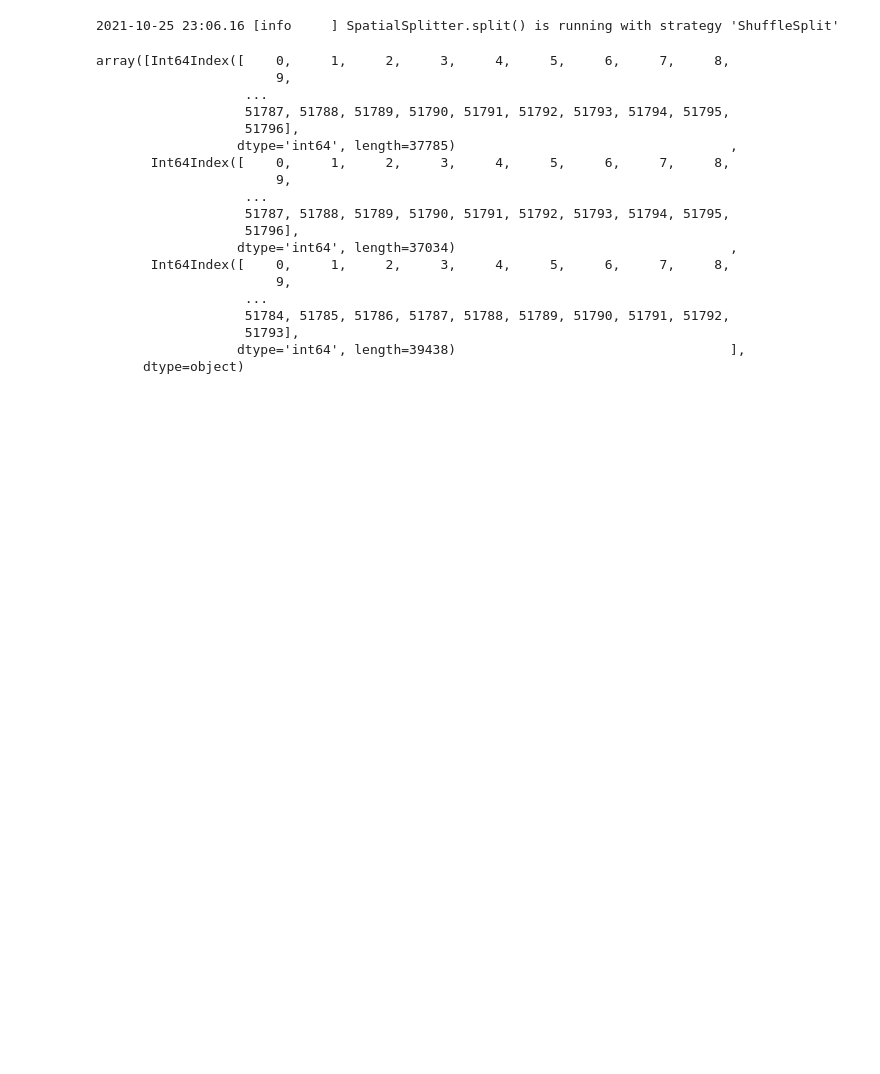
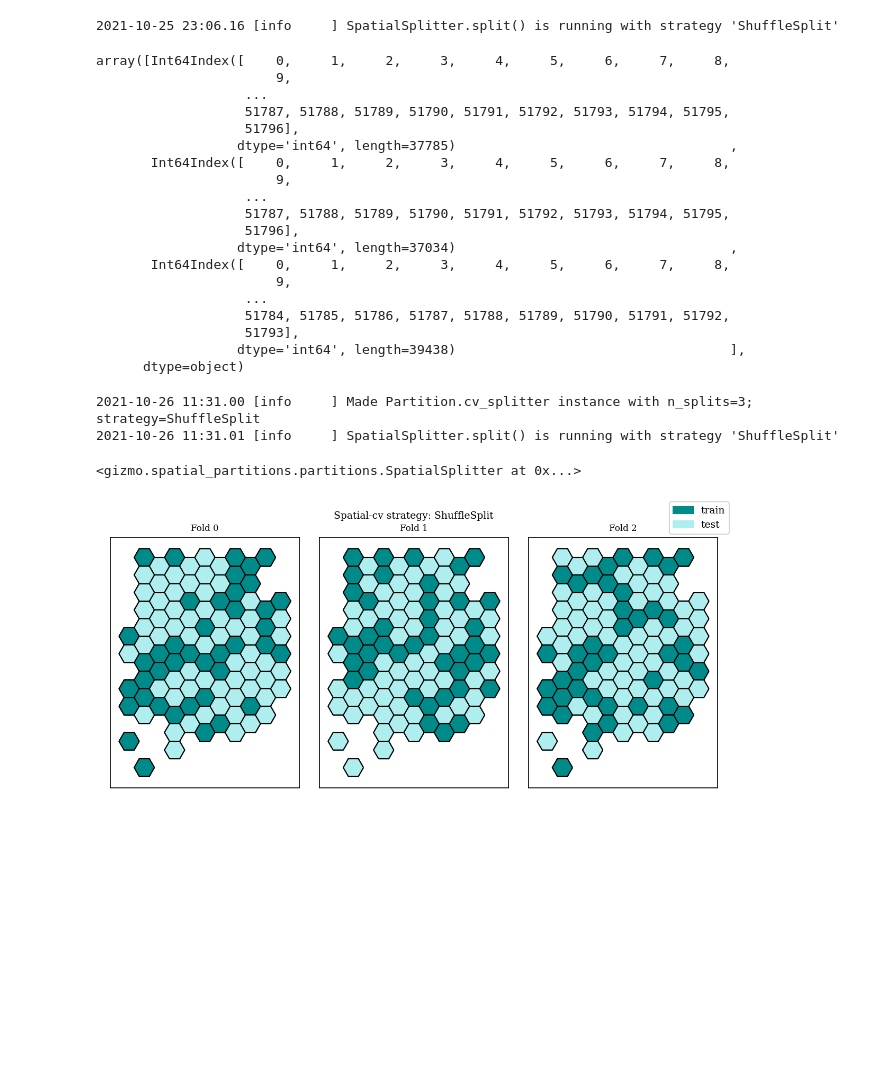
Before and after one commit to mcembalest/teamBlueConduit, a Jupyter notebook: notebooks/Spatial_Partitions_Demo_Flint.ipynb, the cells around one changed output. Cells and saved outputs as stored; diff of their text form; code cells hidden in the pictures; blank space fills up the shorter version.

Commit message:
Spatial CV plit with gizmo library done and added to the preprocessing of the data.

```diff
--- a/notebooks/Spatial_Partitions_Demo_Flint.ipynb
+++ b/notebooks/Spatial_Partitions_Demo_Flint.ipynb
@@ -347,3 +347,11 @@ array([Int64Index([    0,     1,     2,     3,     4,     5,     6,     7,     8
                    51793],
                   dtype='int64', length=39438)                                   ],
       dtype=object)
+# %%
+# hexagons.cv_splitter(n_splits=3, strategy='ShuffleSplit', plot=True, random_state=5)
+hexagons.cv_splitter(n_splits=3, strategy='ShuffleSplit', plot=True, random_state=5, test_size=0.6)
+# %% [output]
+2021-10-26 11:31.00 [info     ] Made Partition.cv_splitter instance with n_splits=3; strategy=ShuffleSplit
+2021-10-26 11:31.01 [info     ] SpatialSplitter.split() is running with strategy 'ShuffleSplit'
+<gizmo.spatial_partitions.partitions.SpatialSplitter at 0x...>
+[figure, added]
```
Also changed, not shown: parts of 2 cells of this notebook, 3 other files.
